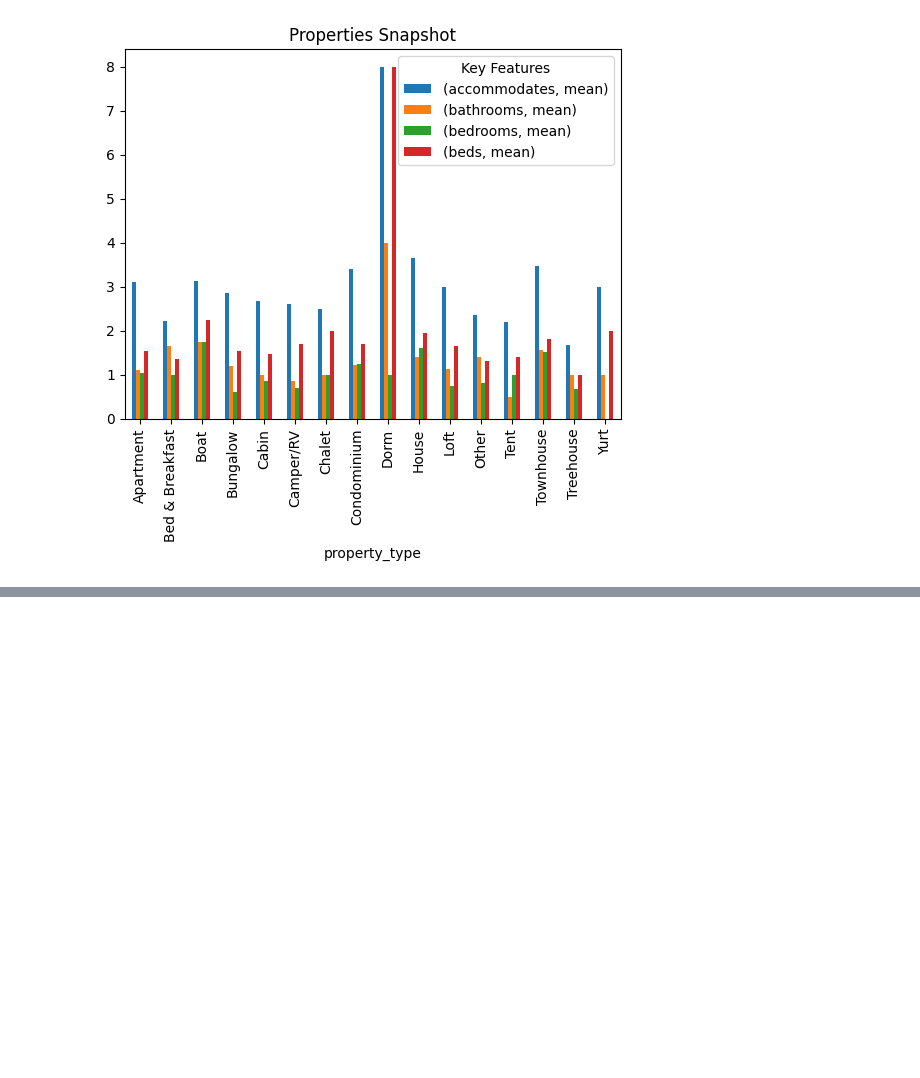
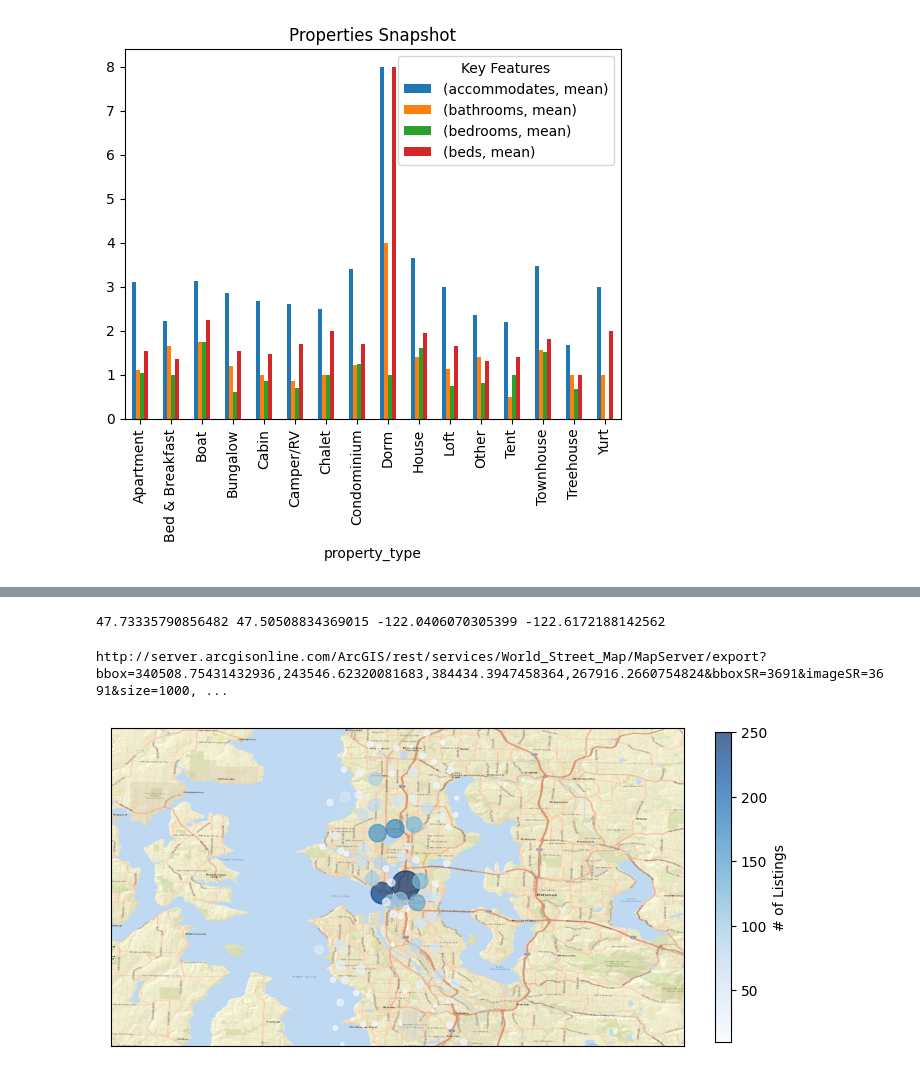
Before and after one commit to aeusepi/AirBnB_Project, a Jupyter notebook: AirBnbSeattle.ipynb, the cells around one changed output, grey strips where cells are left out. Drawn from its saved outputs; the diff is of its cells as text; code cells hidden in the pictures; blank space fills up the shorter version.

```diff
--- a/AirBnbSeattle.ipynb
+++ b/AirBnbSeattle.ipynb
@@ -79,0 +106,46 @@ plt.legend(title="Key Features")
+# %%
+# Let's try to represent them on the map
+loc2_cols = ['neighbourhood_cleansed','latitude','longitude']
+
+# limits latitude
+maxlat= np.max(df["latitude"])
+minlat= np.min(df["latitude"])
+
+# limits longitude
+maxlong= np.max(df["longitude"])+0.2
+minlong=np.min(df["longitude"])-0.2
+
+long= np.mean(df["longitude"])
+lat= np.mean(df["latitude"])
+
+print(maxlat,minlat,maxlong,minlong)
+
+dtgroup=(df
+[loc2_cols].groupby('neighbourhood_cleansed',as_index=False)
+       .agg(Lat=pd.NamedAgg(column="latitude", aggfunc=np.mean),
+            Long=pd.NamedAgg(column="longitude", aggfunc=np.mean),
+            Count=pd.NamedAgg(column="longitude", aggfunc=np.size)))
+
+fig = plt.figure(figsize=(8, 8))
+m = Basemap(projection='merc', resolution='i',
+
+             llcrnrlon=minlong,llcrnrlat=minlat,urcrnrlon=maxlong, urcrnrlat=maxlat, epsg = 3691 , lat_0= lat, lon_0 = long
+             )
+
+#test_map = Basemap(,resolution='i',projection='merc',lon_0=14.8,lat_0=47.2)
+dtgroup
+m.arcgisimage(service='World_Street_Map', dpi = 15000, xpixels=1000, ypixels=1000, verbose= True)
+
+m.scatter(dtgroup["Long"].values,dtgroup["Lat"].values , latlon=True,
+          c=dtgroup["Count"].values, s=dtgroup["Count"].values,
+          cmap='Blues', alpha=0.7)
+
+plt.colorbar(label="# of Listings",fraction=0.025)
+plt.clim(10, 250)
+#m.drawcoastlines(color='gray')
+#m.drawcountries(color='gray')
+#m.drawstates(color='gray')
+# %% [output]
+47.73335790856482 47.50508834369015 -122.0406070305399 -122.6172188142562
+http://server.arcgisonline.com/ArcGIS/rest/services/World_Street_Map/MapServer/export?bbox=340508.75431432936,243546.62320081683,384434.3947458364,267916.2660754824&bboxSR=3691&imageSR=3691&size=1000, ...
+[figure, added]
```
Also changed, not shown: parts of 5 cells of this notebook, 1 other file.
